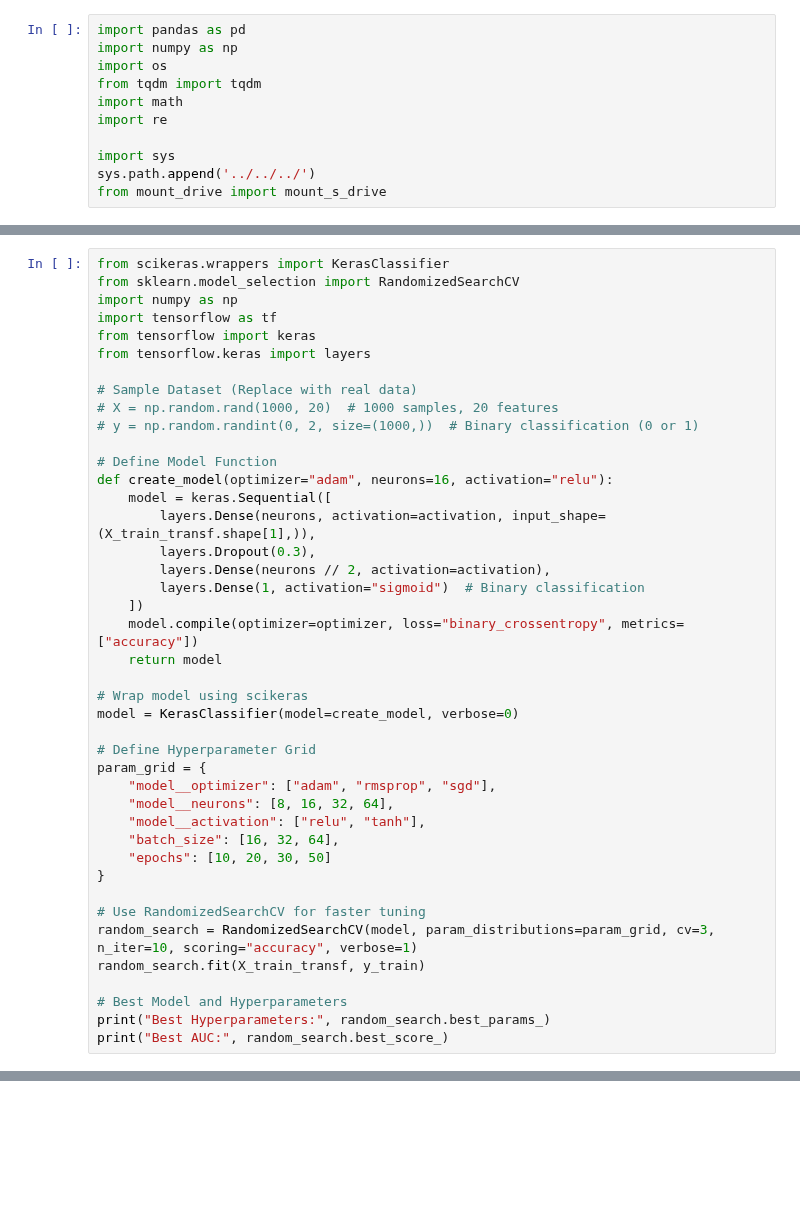
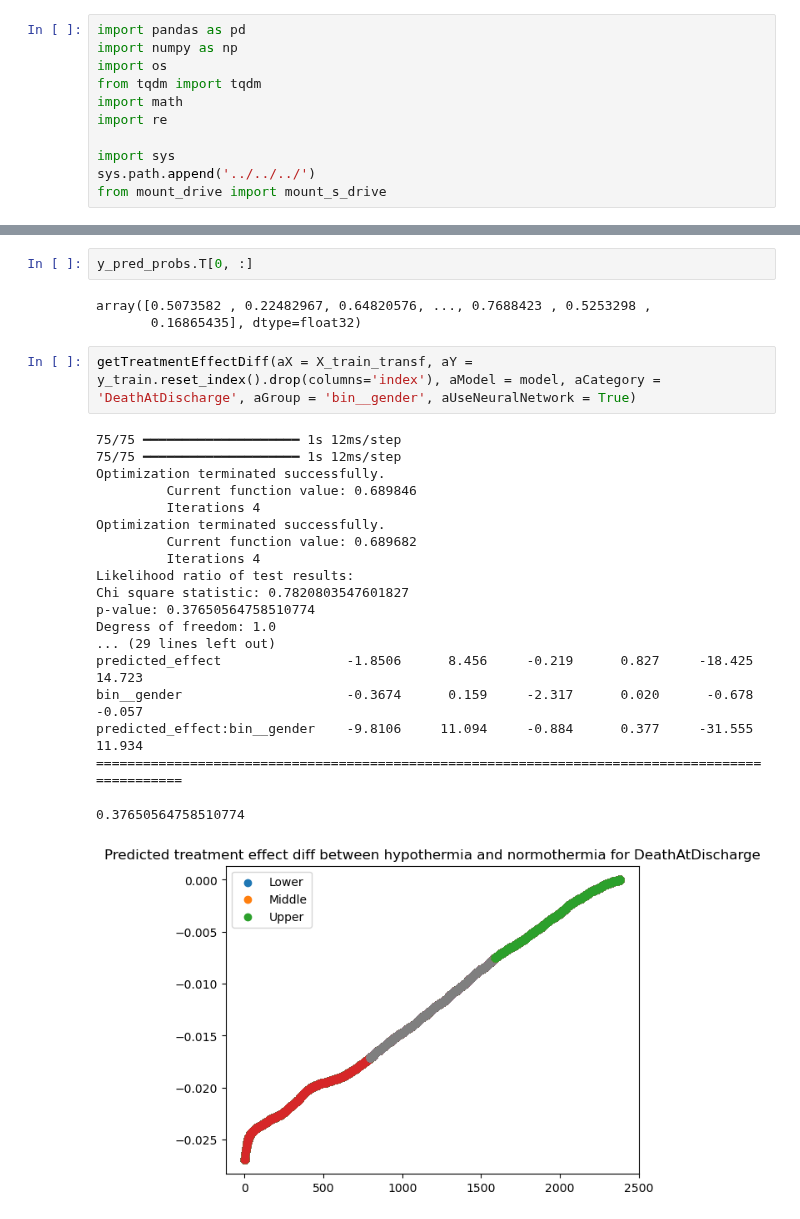
Before and after one commit to michelraskin/ttmhte, a Jupyter notebook: eICU/eICUAnalysisNeural.ipynb, the cells around one changed output, grey strips where cells are left out. Saved outputs shown, nothing was run; the diff lists cells and outputs as text; blank space fills up the shorter version.

```diff
--- a/eICU/eICUAnalysisNeural.ipynb
+++ b/eICU/eICUAnalysisNeural.ipynb
@@ -331,42 +147,0 @@ ROC AUC Score: 0.7268
-# %%
-from scikeras.wrappers import KerasClassifier
-from sklearn.model_selection import RandomizedSearchCV
-import numpy as np
-import tensorflow as tf
-from tensorflow import keras
-from tensorflow.keras import layers
-
-# Sample Dataset (Replace with real data)
-# X = np.random.rand(1000, 20)  # 1000 samples, 20 features
-# y = np.random.randint(0, 2, size=(1000,))  # Binary classification (0 or 1)
-
-# Define Model Function
-def create_model(optimizer="adam", neurons=16, activation="relu"):
-    model = keras.Sequential([
-        layers.Dense(neurons, activation=activation, input_shape=(X_train_transf.shape[1],)),
-        layers.Dropout(0.3),
-        layers.Dense(neurons // 2, activation=activation),
-        layers.Dense(1, activation="sigmoid")  # Binary classification
-    ])
-    model.compile(optimizer=optimizer, loss="binary_crossentropy", metrics=["accuracy"])
-    return model
-
-# Wrap model using scikeras
-model = KerasClassifier(model=create_model, verbose=0)
-
-# Define Hyperparameter Grid
-param_grid = {
-    "model__optimizer": ["adam", "rmsprop", "sgd"],
-    "model__neurons": [8, 16, 32, 64],
-    "model__activation": ["relu", "tanh"],
-    "batch_size": [16, 32, 64],
-    "epochs": [10, 20, 30, 50]
-}
-
-# Use RandomizedSearchCV for faster tuning
-random_search = RandomizedSearchCV(model, param_distributions=param_grid, cv=3, n_iter=10, scoring="accuracy", verbose=1)
-random_search.fit(X_train_transf, y_train)
-
-# Best Model and Hyperparameters
-print("Best Hyperparameters:", random_search.best_params_)
-print("Best AUC:", random_search.best_score_)
@@ -527,0 +148,27 @@ predicted_effect_group[T.Upper]:Hypothermia     -0.5123      0.493     -1.040
+# %%
+y_pred_probs.T[0, :]
+# %% [output]
+array([0.5073582 , 0.22482967, 0.64820576, ..., 0.7688423 , 0.5253298 ,
+       0.16865435], dtype=float32)
+# %%
+getTreatmentEffectDiff(aX = X_train_transf, aY = y_train.reset_index().drop(columns='index'), aModel = model, aCategory = 'DeathAtDischarge', aGroup = 'bin__gender', aUseNeuralNetwork = True)
+# %% [output]
+75/75 ━━━━━━━━━━━━━━━━━━━━ 1s 12ms/step
+75/75 ━━━━━━━━━━━━━━━━━━━━ 1s 12ms/step
+Optimization terminated successfully.
+         Current function value: 0.689846
+         Iterations 4
+Optimization terminated successfully.
+         Current function value: 0.689682
+         Iterations 4
+Likelihood ratio of test results:
+Chi square statistic: 0.7820803547601827
+p-value: 0.37650564758510774
+Degress of freedom: 1.0
+... (29 lines left out)
+predicted_effect                -1.8506      8.456     -0.219      0.827     -18.425      14.723
+bin__gender                     -0.3674      0.159     -2.317      0.020      -0.678      -0.057
+predicted_effect:bin__gender    -9.8106     11.094     -0.884      0.377     -31.555      11.934
+================================================================================================
+0.37650564758510774
+[figure, added]
```
Also changed, not shown: parts of 33 cells of this notebook, 2 other files.
